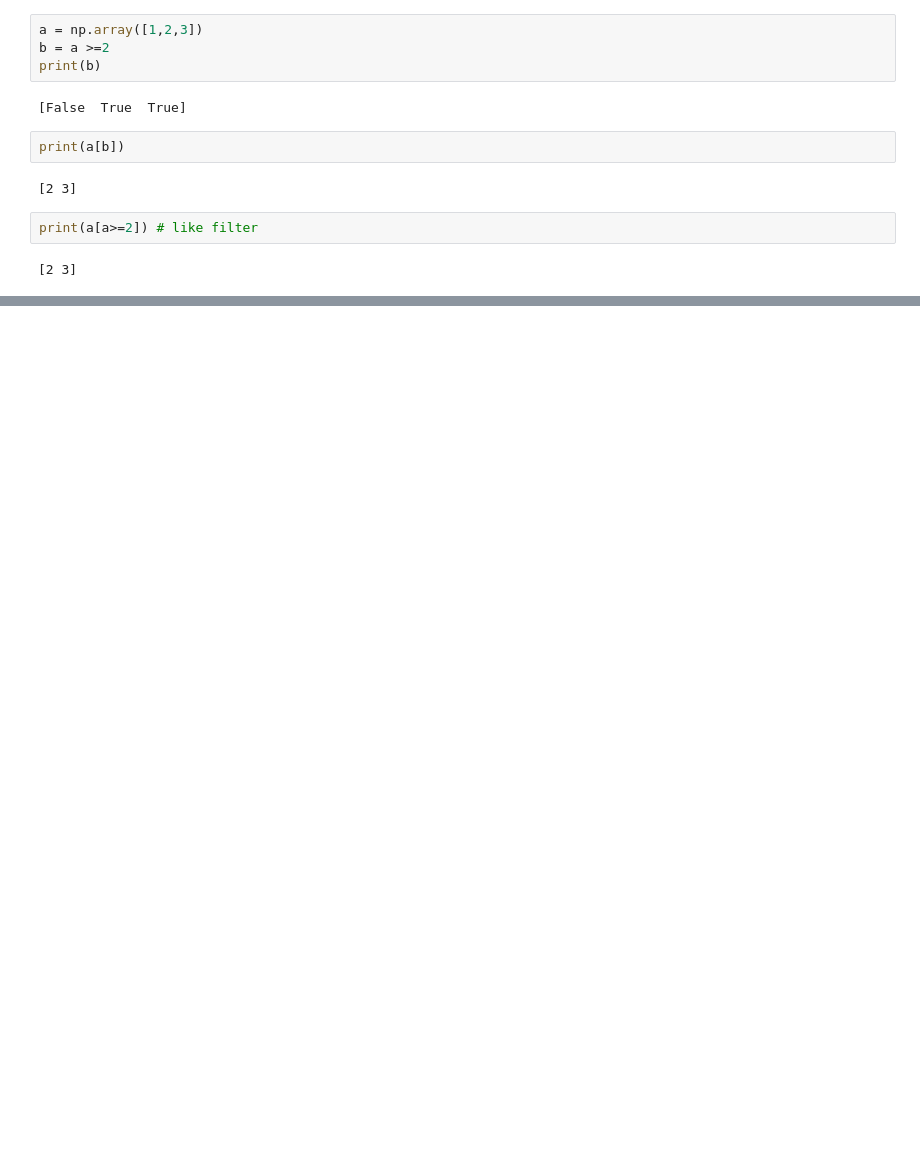
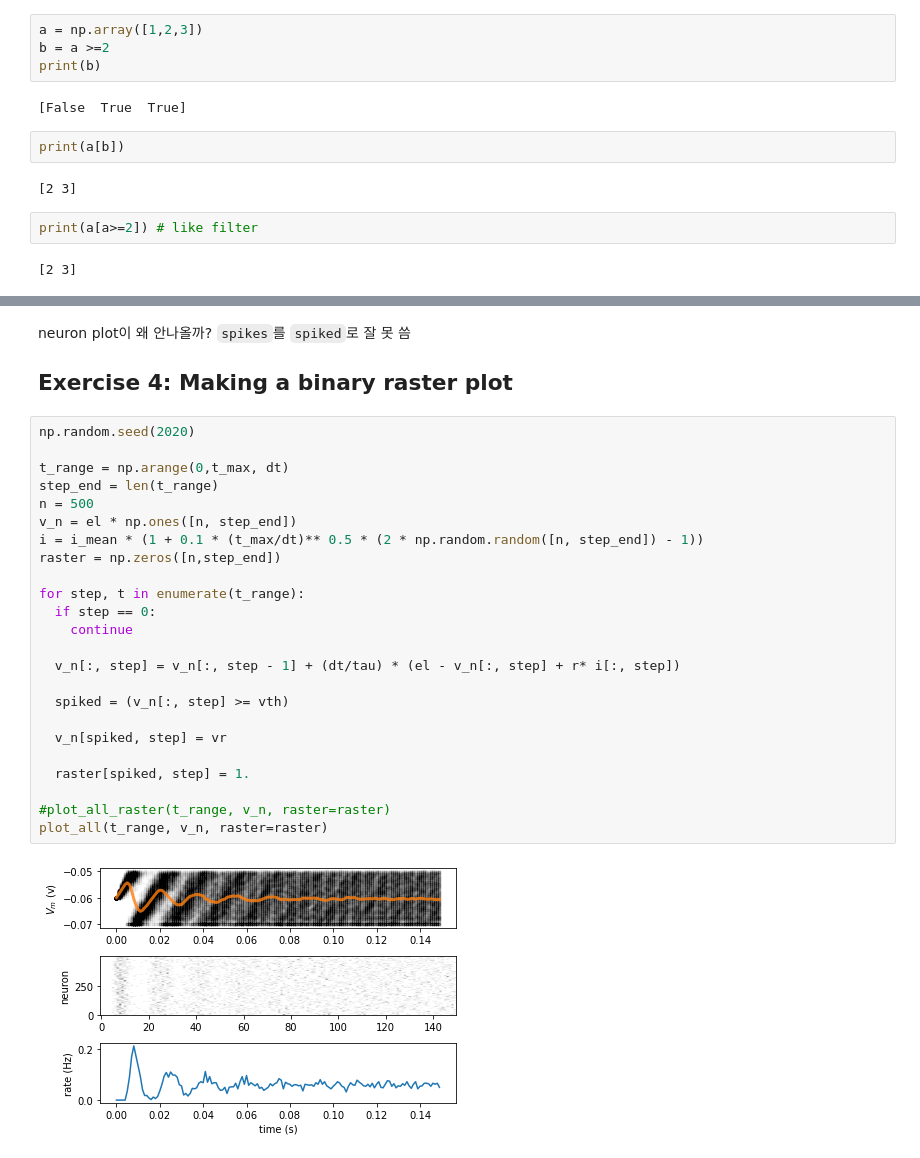
Before and after one commit to withjungjh/My-Neuromatch-Academy, a Jupyter notebook: 02_정진환_LIFtutorial2.ipynb, the cells around one changed output, grey strips where cells are left out. Saved outputs shown, nothing was run; the diff lists cells and outputs as text; blank space fills up the shorter version.

```diff
--- a/02_정진환_LIFtutorial2.ipynb
+++ b/02_정진환_LIFtutorial2.ipynb
@@ -254,0 +405,31 @@ ndarray에서 "+" 연산은 함께 다른 argument의 모든 element에 적용
+# %% [markdown]
+neuron plot이 왜 안나올까?
+`spikes`를 `spiked`로 잘 못 씀
+
+## Exercise 4: Making a binary raster plot
+# %%
+np.random.seed(2020)
+
+t_range = np.arange(0,t_max, dt)
+step_end = len(t_range)
+n = 500
+v_n = el * np.ones([n, step_end])
+i = i_mean * (1 + 0.1 * (t_max/dt)** 0.5 * (2 * np.random.random([n, step_end]) - 1))
+raster = np.zeros([n,step_end])
+
+for step, t in enumerate(t_range):
+  if step == 0:
+    continue
+
+  v_n[:, step] = v_n[:, step - 1] + (dt/tau) * (el - v_n[:, step] + r* i[:, step])
+
+  spiked = (v_n[:, step] >= vth)
+
+  v_n[spiked, step] = vr
+
+  raster[spiked, step] = 1.
+
+#plot_all_raster(t_range, v_n, raster=raster)
+plot_all(t_range, v_n, raster=raster)
+# %% [output]
+[figure, added]
```
Also changed, not shown: parts of 40 cells of this notebook.
